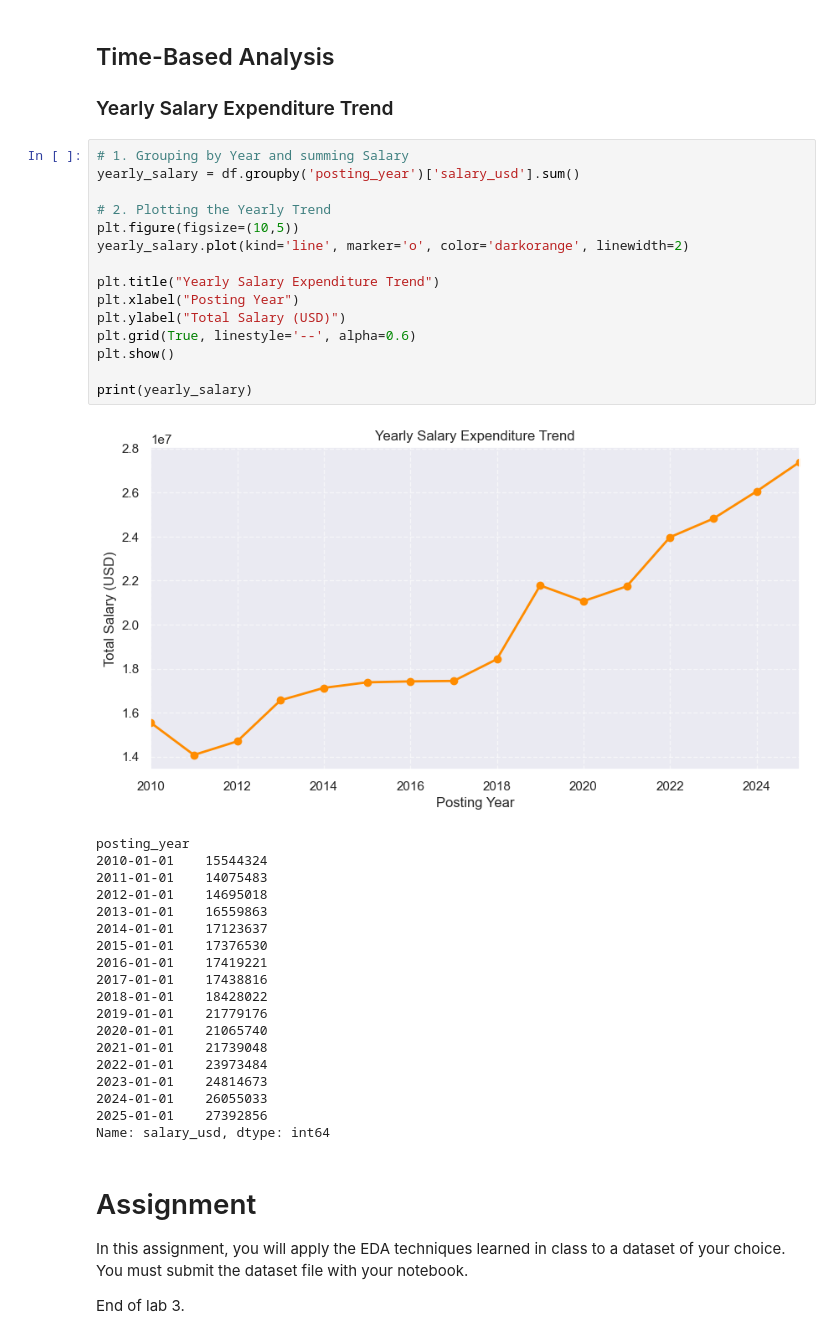
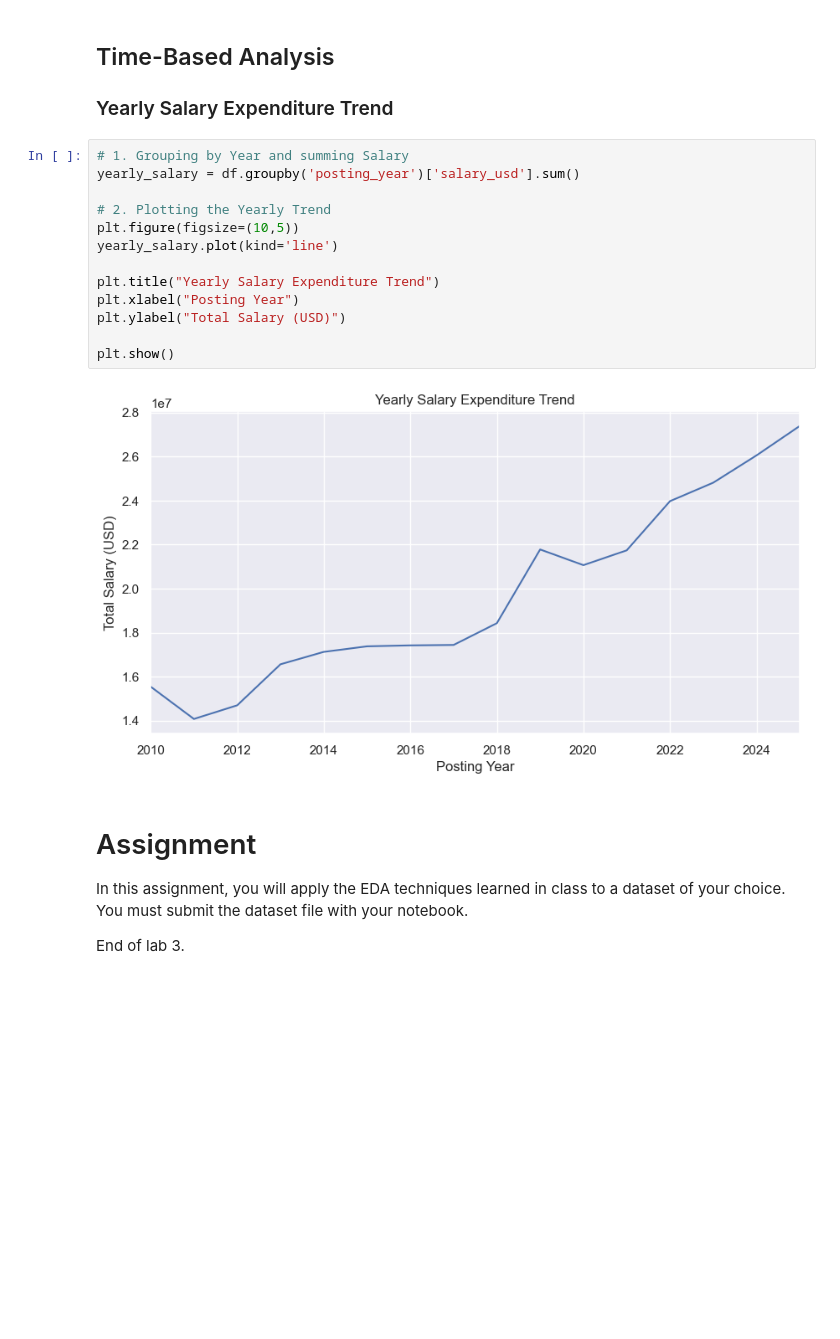
Before and after one commit to Obai04/Machine-Learning, a Jupyter notebook: CCSIT_ARTI308_Lab3.ipynb, the cells around one changed output. Drawn from its saved outputs; the diff is of its cells as text; blank space fills up the shorter version.

```diff
--- a/CCSIT_ARTI308_Lab3.ipynb
+++ b/CCSIT_ARTI308_Lab3.ipynb
@@ -332,38 +308,18 @@ plt.show()
 # %%
 # 1. Grouping by Year and summing Salary
 yearly_salary = df.groupby('posting_year')['salary_usd'].sum()
 
 # 2. Plotting the Yearly Trend
 plt.figure(figsize=(10,5))
-yearly_salary.plot(kind='line', marker='o', color='darkorange', linewidth=2)
+yearly_salary.plot(kind='line')
 
 plt.title("Yearly Salary Expenditure Trend")
 plt.xlabel("Posting Year")
 plt.ylabel("Total Salary (USD)")
-plt.grid(True, linestyle='--', alpha=0.6)
+
 plt.show()
-
-print(yearly_salary)
 # %% [output]
-[figure, old version]
+[figure, new version]
-posting_year
-2010-01-01    15544324
-2011-01-01    14075483
-2012-01-01    14695018
-2013-01-01    16559863
-2014-01-01    17123637
-2015-01-01    17376530
-2016-01-01    17419221
-2017-01-01    17438816
-2018-01-01    18428022
-2019-01-01    21779176
-2020-01-01    21065740
-2021-01-01    21739048
-2022-01-01    23973484
-2023-01-01    24814673
-2024-01-01    26055033
-2025-01-01    27392856
-Name: salary_usd, dtype: int64
 # %% [markdown]
 # Assignment
 
```
Also changed, not shown: parts of 3 cells of this notebook.
